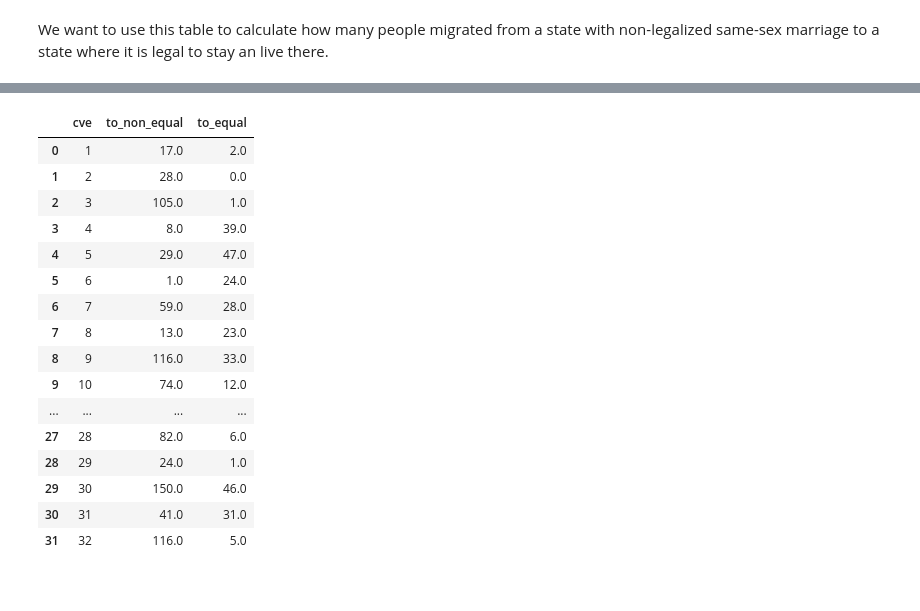
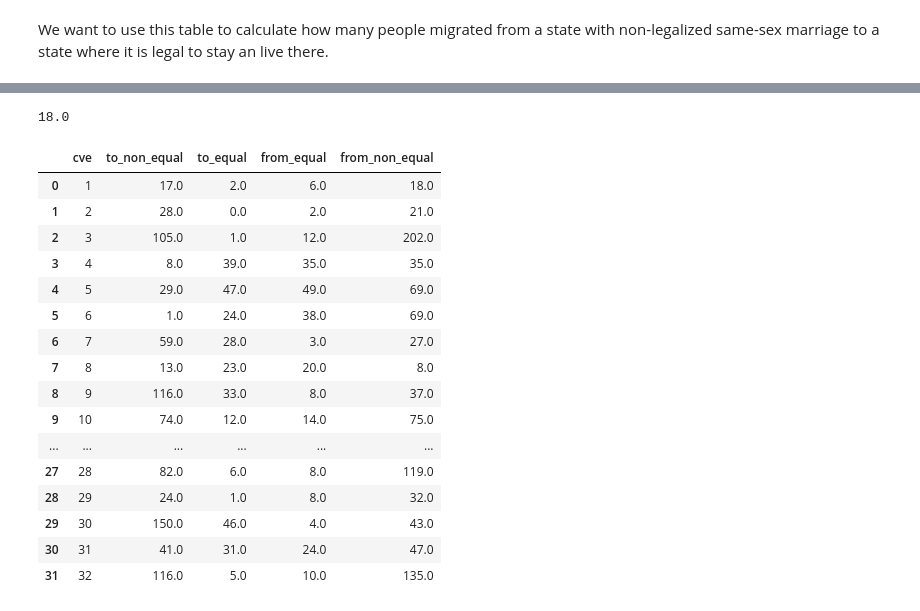
Before and after one commit to marionomics/migracion-lgbt, a Jupyter notebook: notebooks/explore_enoe.ipynb, the cells around one changed output, grey strips where cells are left out. Drawn from its saved outputs; the diff is of its cells as text; code cells hidden in the pictures.

Commit message:
Se arregló un bug por usar df como base de datos y sustituir la principal. Tambien creamos la tabla de flujos migratorios

```diff
--- a/notebooks/explore_enoe.ipynb
+++ b/notebooks/explore_enoe.ipynb
@@ -185,13 +201,13 @@ df = pd.merge(migration_table,marriage, left_on = 'ent', right_on='cve', how='le
 # But first we need to change the name of variables
 import re
 
-text= str(df.columns[0])
+text= str(df_flujos.columns[0])
 
-names = [re.search(r"'([A-Za-z0-9_\./\\-]*)'",str(text)) for text in df.columns]
+names = [re.search(r"'([A-Za-z0-9_\./\\-]*)'",str(text)) for text in df_flujos.columns]
 columnas = [name.group().replace("'","") for name in names if type(name) == re.Match]
 # %%
-df.columns = columnas + ['cve', 'date']
+df_flujos.columns = columnas + ['cve', 'date']
 # %%
 #df['equal_marriage']
-df['equal_marriage'] = np.where((df['date']<= df['year']+df['quarter']/5),1,0)
-df
+df_flujos['equal_marriage'] = np.where((df_flujos['date']<= df_flujos['year']+df_flujos['quarter']/5),1,0)
+# Reminder: Columnas son origen y la columna cve muestra destinos
@@ -217,34 +214,55 @@ df
+# %%
+# Lista de los estados inclusivos en el año y trimestre en cuestion
+inclusive_states = list(df_flujos[df_flujos['equal_marriage'] == 1].cve)
+inclusive_states = [str(i) for i in inclusive_states]
+non_inclusive_states = list(df_flujos[df_flujos['equal_marriage'] == 0].cve)
+non_inclusive_states = [str(i) for i in non_inclusive_states]
+# %%
+# De aguascalientes a estados inclusivos
+df_flujos[df_flujos['equal_marriage'] == 1]['1'].sum()
+# De aguascalientes a estados no inclusivos
+df_flujos[df_flujos['equal_marriage'] == 0]['1'].sum()
+
+# De estados inclusivos a aguascalientes
+df_flujos[df_flujos['cve'] == 1][inclusive_states].sum().sum()
+
+# De estados no incusivos a aguascalientes
+df_flujos[df_flujos['cve'] == 1][non_inclusive_states].sum().sum()
+# %% [output]
+18.0
 # %%
 # Columnas. Cuantas personas de estados no-gay y gay han migrado al estado i
 # Otras dos: Cuántas personas del estado i han migrado a estados gay y estados no gay
 
 # Finalmente se podría hacer algún índice?
 
 # ¿Cuantas personas de un estado no gay han migrado al estado i?
 
 i = 1 # Aguascalientes. Prueba
 
 #df[df['equal_marriage'] == 0]['1'].sum()
 df_migraciones = pd.DataFrame({'cve':range(1,33)})
-df_migraciones['to_non_equal'] =[df[df['equal_marriage'] == 0][str(i)].sum() for i in range(1,33)]
-df_migraciones['to_equal'] =[df[df['equal_marriage'] == 1][str(i)].sum() for i in range(1,33)]
+df_migraciones['to_non_equal'] =[df_flujos[df_flujos['equal_marriage'] == 0][str(i)].sum() for i in range(1,33)]
+df_migraciones['to_equal'] =[df_flujos[df_flujos['equal_marriage'] == 1][str(i)].sum() for i in range(1,33)]
+df_migraciones['from_equal'] = [df_flujos[df_flujos['cve'] == i][inclusive_states].sum().sum() for i in range(1,33)]
+df_migraciones['from_non_equal'] = [df_flujos[df_flujos['cve'] == i][non_inclusive_states].sum().sum() for i in range(1,33)]
 
 df_migraciones
 # %% [output]
-|  | cve | to_non_equal | to_equal |
-| 0 | 1 | 17.0 | 2.0 |
-| 1 | 2 | 28.0 | 0.0 |
-| 2 | 3 | 105.0 | 1.0 |
-| 3 | 4 | 8.0 | 39.0 |
-| 4 | 5 | 29.0 | 47.0 |
-| 5 | 6 | 1.0 | 24.0 |
-| 6 | 7 | 59.0 | 28.0 |
-| 7 | 8 | 13.0 | 23.0 |
-| 8 | 9 | 116.0 | 33.0 |
-| 9 | 10 | 74.0 | 12.0 |
-| ... | ... | ... | ... |
-| 27 | 28 | 82.0 | 6.0 |
-| 28 | 29 | 24.0 | 1.0 |
-| 29 | 30 | 150.0 | 46.0 |
-| 30 | 31 | 41.0 | 31.0 |
-| 31 | 32 | 116.0 | 5.0 |
+|  | cve | to_non_equal | to_equal | from_equal | from_non_equal |
+| 0 | 1 | 17.0 | 2.0 | 6.0 | 18.0 |
+| 1 | 2 | 28.0 | 0.0 | 2.0 | 21.0 |
+| 2 | 3 | 105.0 | 1.0 | 12.0 | 202.0 |
+| 3 | 4 | 8.0 | 39.0 | 35.0 | 35.0 |
+| 4 | 5 | 29.0 | 47.0 | 49.0 | 69.0 |
+| 5 | 6 | 1.0 | 24.0 | 38.0 | 69.0 |
+| 6 | 7 | 59.0 | 28.0 | 3.0 | 27.0 |
+| 7 | 8 | 13.0 | 23.0 | 20.0 | 8.0 |
+| 8 | 9 | 116.0 | 33.0 | 8.0 | 37.0 |
+| 9 | 10 | 74.0 | 12.0 | 14.0 | 75.0 |
+| ... | ... | ... | ... | ... | ... |
+| 27 | 28 | 82.0 | 6.0 | 8.0 | 119.0 |
+| 28 | 29 | 24.0 | 1.0 | 8.0 | 32.0 |
+| 29 | 30 | 150.0 | 46.0 | 4.0 | 43.0 |
+| 30 | 31 | 41.0 | 31.0 | 24.0 | 47.0 |
+| 31 | 32 | 116.0 | 5.0 | 10.0 | 135.0 |
```
Also changed, not shown: parts of 12 cells of this notebook.
